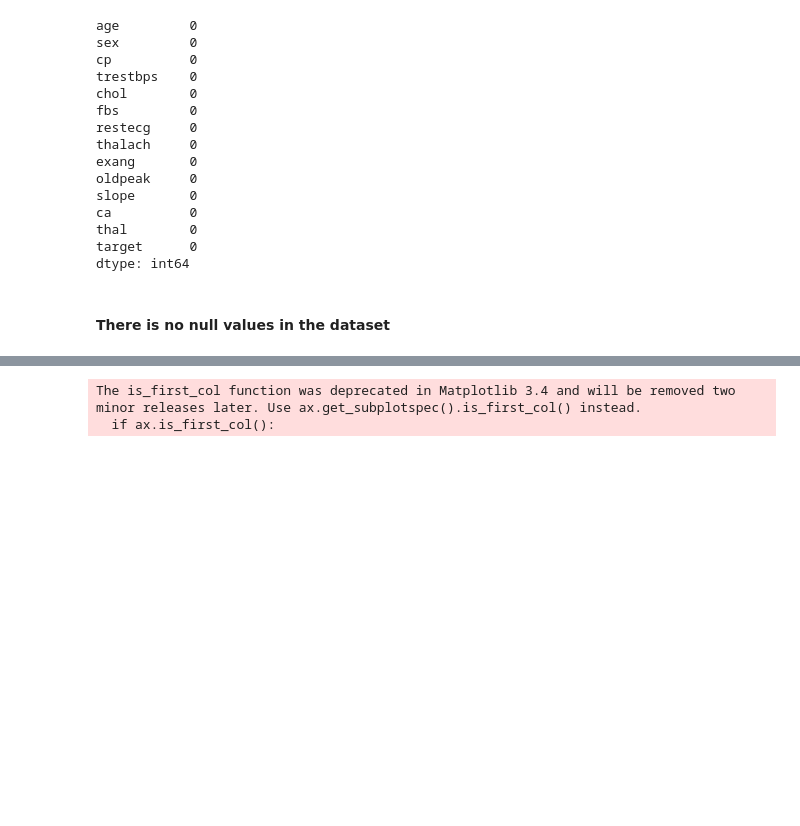
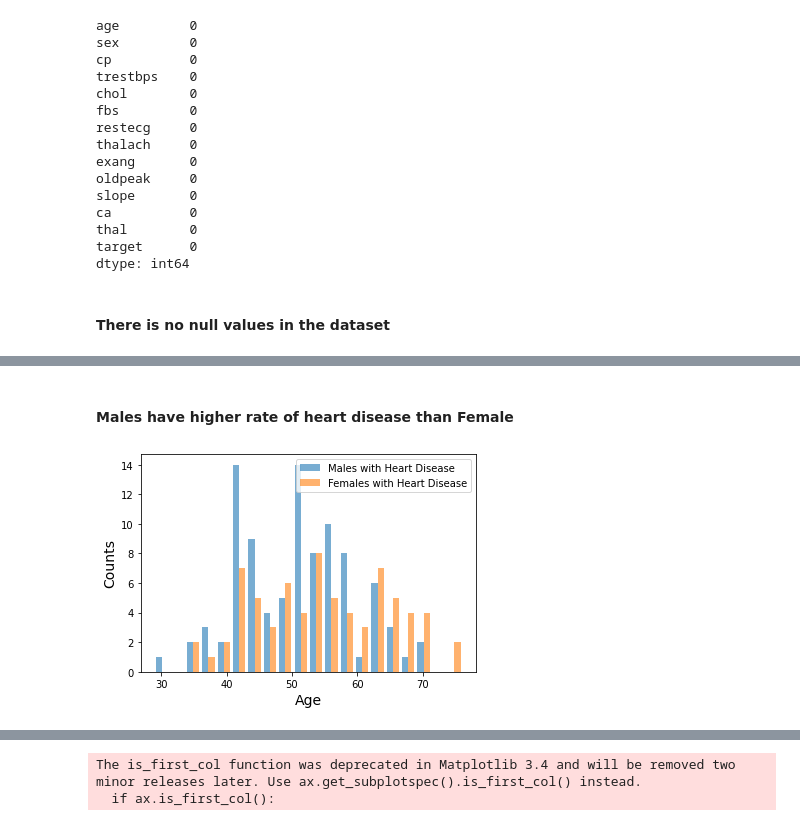
Before and after one commit to SahaAbhisek/Heart-Disease-Prediction-Model, a Jupyter notebook: HeartDiseasePrediction.ipynb, the cells around one changed output, grey strips where cells are left out. Saved outputs shown, nothing was run; the diff lists cells and outputs as text; code cells hidden in the pictures; blank space fills up the shorter version.

```diff
--- a/HeartDiseasePrediction.ipynb
+++ b/HeartDiseasePrediction.ipynb
@@ -90,0 +120,11 @@ df.describe()
+# %% [markdown]
+#### Males have higher rate of heart disease than Female
+# %%
+plt.hist([df[(df.target==1) & (df.sex==1)].age, df[(df.target==1) & (df.sex==0)].age], bins=20, alpha=0.6,
+         label=['Males with Heart Disease', 'Females with Heart Disease'])
+plt.xlabel("Age", fontsize=14)
+plt.ylabel("Counts", fontsize=14)
+plt.legend()
+plt.show()
+# %% [output]
+[figure, added]
```
Also changed, not shown: parts of 17 cells of this notebook.
